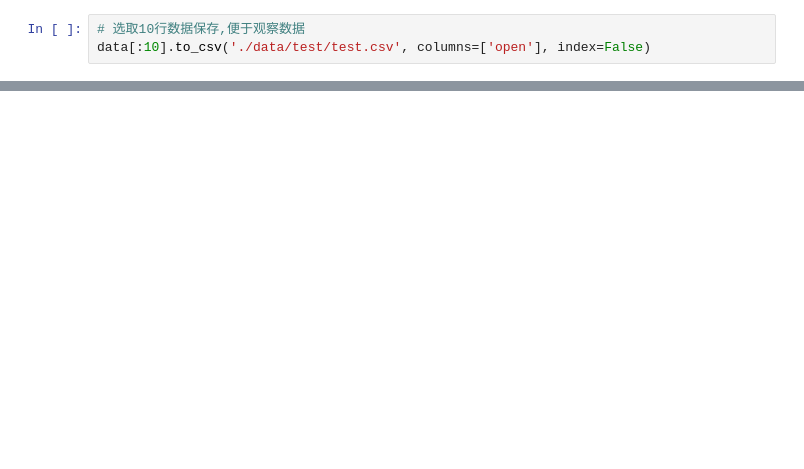
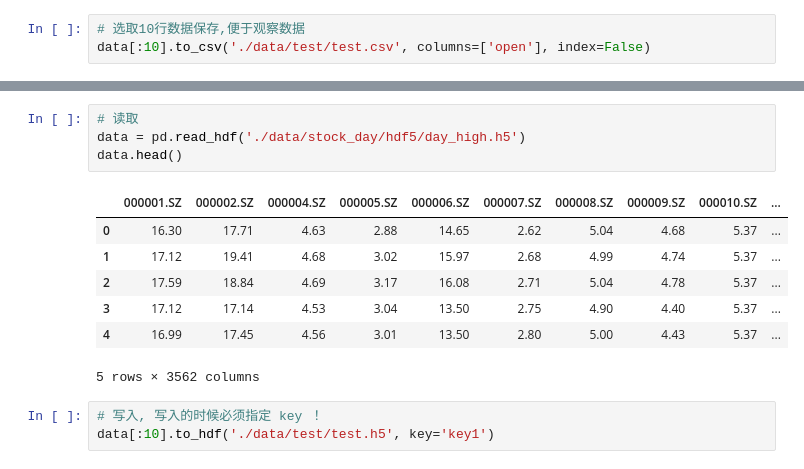
Before and after one commit to NekoSilverFox/Data-Mining, a Jupyter notebook: 003 - Pandas/Pandas.ipynb, the cells around one changed output, grey strips where cells are left out. Saved outputs shown, nothing was run; the diff lists cells and outputs as text; blank space fills up the shorter version.

```diff
--- a/003 - Pandas/Pandas.ipynb
+++ b/003 - Pandas/Pandas.ipynb
@@ -923,0 +957,15 @@ data[:10].to_csv('./data/test/test.csv', columns=['open'], index=False)
+# %%
+# 读取
+data = pd.read_hdf('./data/stock_day/hdf5/day_high.h5')
+data.head()
+# %% [output]
+|  | 000001.SZ | 000002.SZ | 000004.SZ | 000005.SZ | 000006.SZ | 000007.SZ | 000008.SZ | 000009.SZ | 000010.SZ | ... |
+| 0 | 16.30 | 17.71 | 4.63 | 2.88 | 14.65 | 2.62 | 5.04 | 4.68 | 5.37 | ... |
+| 1 | 17.12 | 19.41 | 4.68 | 3.02 | 15.97 | 2.68 | 4.99 | 4.74 | 5.37 | ... |
+| 2 | 17.59 | 18.84 | 4.69 | 3.17 | 16.08 | 2.71 | 5.04 | 4.78 | 5.37 | ... |
+| 3 | 17.12 | 17.14 | 4.53 | 3.04 | 13.50 | 2.75 | 4.90 | 4.40 | 5.37 | ... |
+| 4 | 16.99 | 17.45 | 4.56 | 3.01 | 13.50 | 2.80 | 5.00 | 4.43 | 5.37 | ... |
+5 rows × 3562 columns
+# %%
+# 写入, 写入的时候必须指定 key ！
+data[:10].to_hdf('./data/test/test.h5', key='key1')
```
Also changed, not shown: parts of 4 cells of this notebook, 3 other files.
